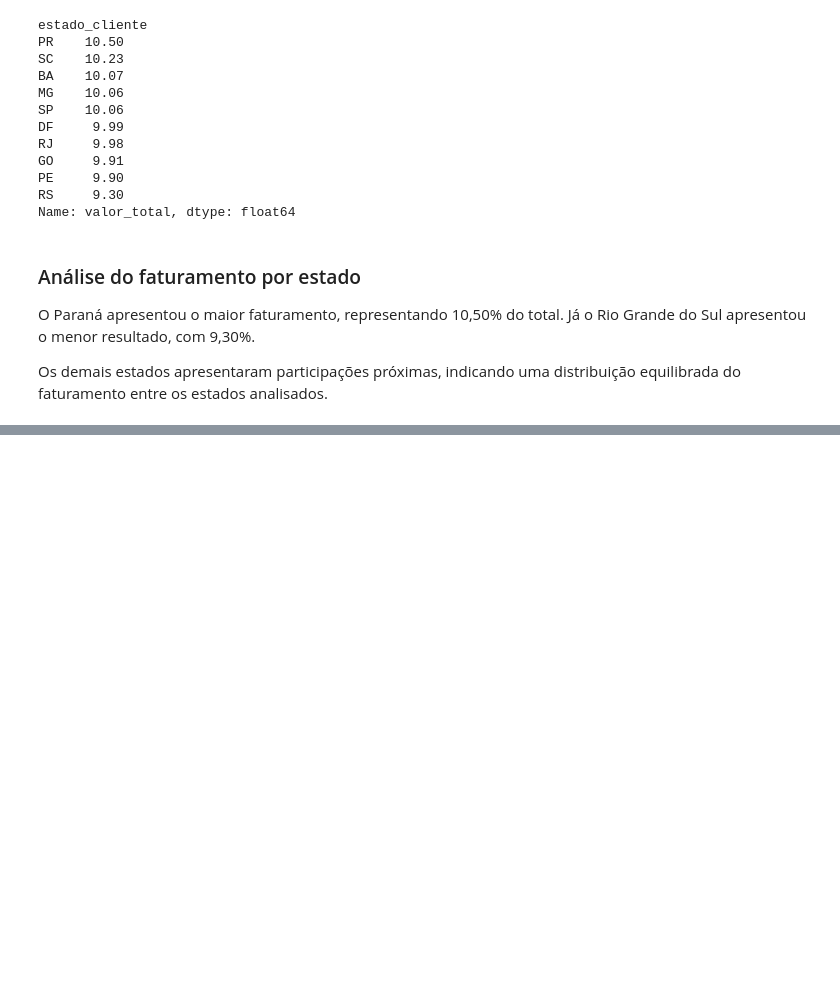
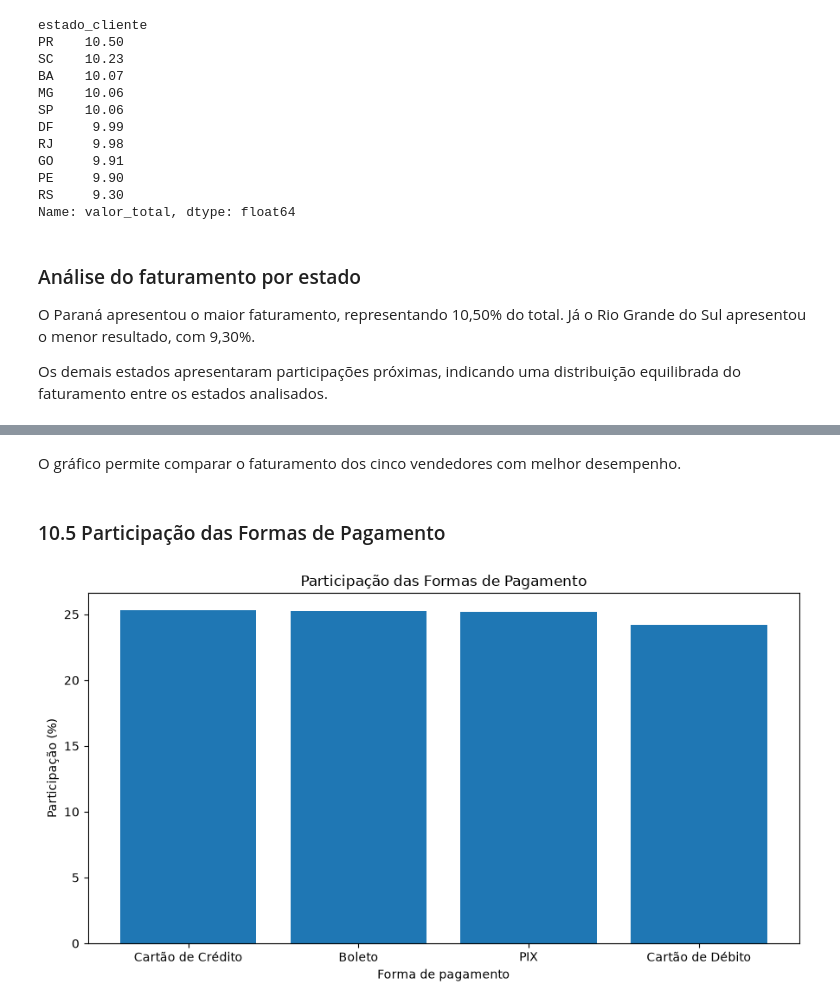
Before and after one commit to Wendel-454/projeto_final, a Jupyter notebook: projeto_final/Script_projeto_final.ipynb, the cells around one changed output, grey strips where cells are left out. Saved outputs shown, nothing was run; the diff lists cells and outputs as text; code cells hidden in the pictures; blank space fills up the shorter version.

```diff
--- a/projeto_final/Script_projeto_final.ipynb
+++ b/projeto_final/Script_projeto_final.ipynb
@@ -777,0 +868,21 @@ Os demais estados apresentaram participações próximas, indicando uma distribu
+# %% [markdown]
+O gráfico permite comparar  o faturamento dos cinco vendedores com melhor desempenho.
+# %% [markdown]
+### 10.5 Participação das  Formas de Pagamento
+# %%
+#Criando o gráfico de participação das formas de pagamento.
+plt.figure(figsize=(9, 5))
+
+plt.bar(
+    percentual_pagamento.index,
+    percentual_pagamento.values
+)
+
+plt.title('Participação das Formas de Pagamento')
+plt.xlabel('Forma de pagamento')
+plt.ylabel('Participação (%)')
+
+plt.tight_layout()
+plt.show()
+# %% [output]
+[figure, added]
```
Also changed, not shown: parts of 19 cells of this notebook.
